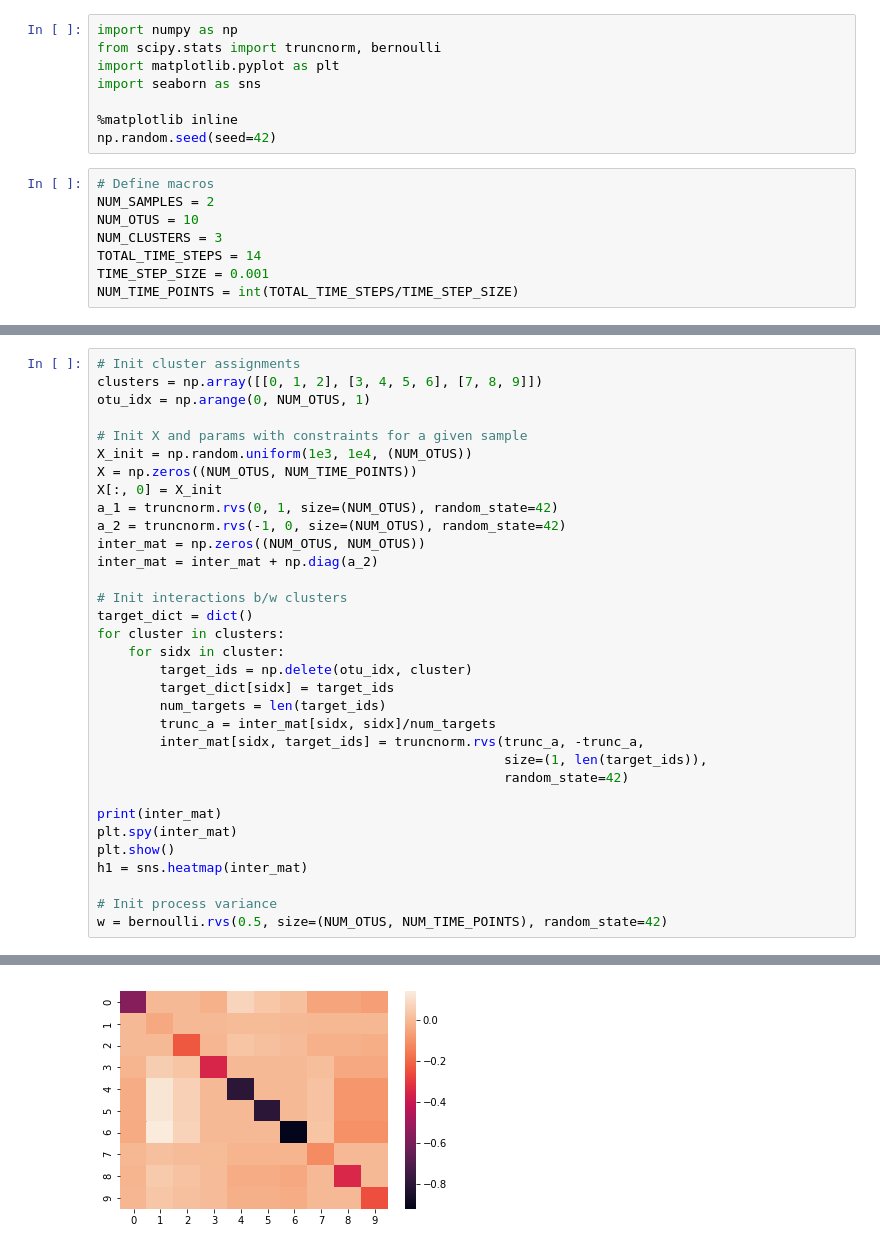
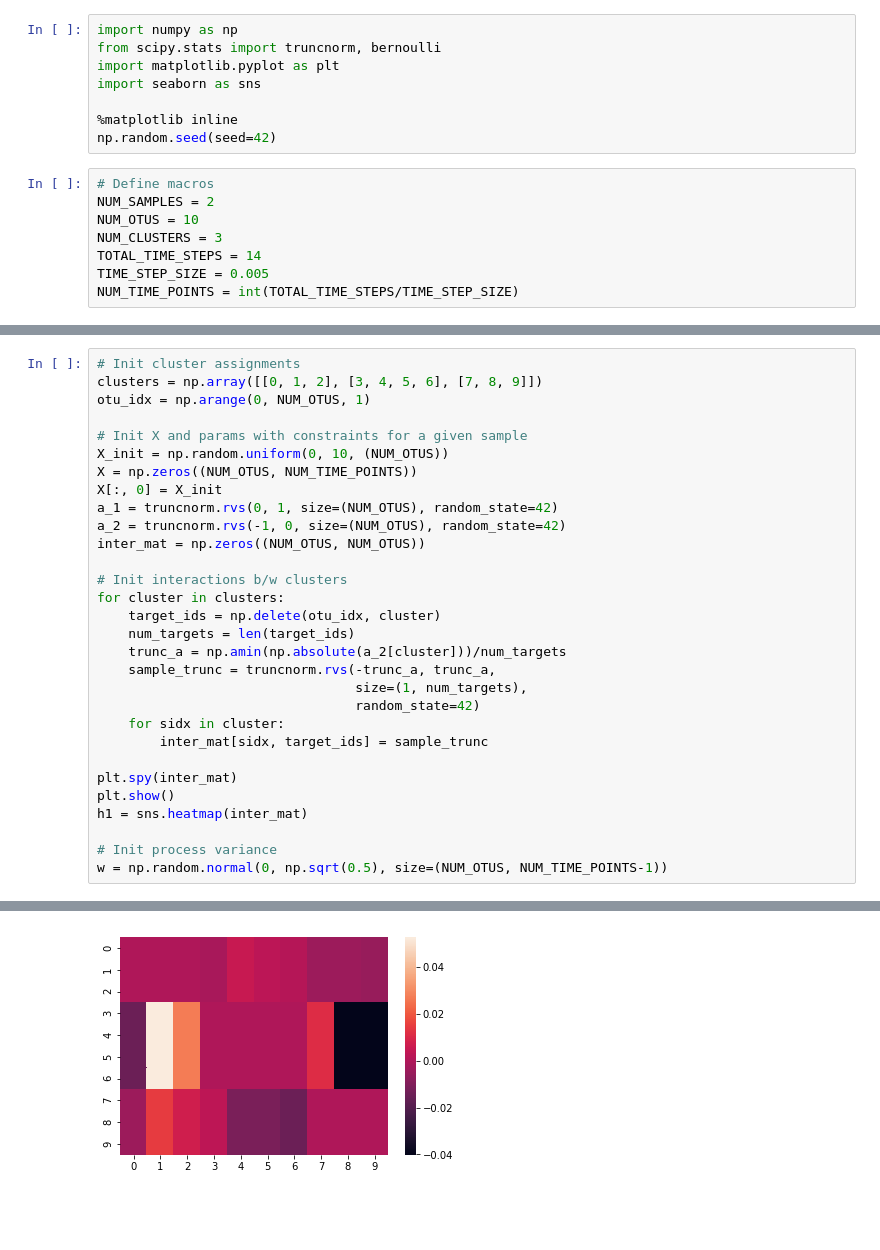
Before and after one commit to vsuhasm/mm_example, a Jupyter notebook: gen_syn_data.ipynb, the cells around one changed output, grey strips where cells are left out. Saved outputs shown, nothing was run; the diff lists cells and outputs as text; blank space fills up the shorter version.

```diff
--- a/gen_syn_data.ipynb
+++ b/gen_syn_data.ipynb
@@ -12,7 +12,7 @@ NUM_SAMPLES = 2
 NUM_OTUS = 10
 NUM_CLUSTERS = 3
 TOTAL_TIME_STEPS = 14
-TIME_STEP_SIZE = 0.001
+TIME_STEP_SIZE = 0.005
 NUM_TIME_POINTS = int(TOTAL_TIME_STEPS/TIME_STEP_SIZE)
 # %%
 # Compute X_k+1 using X_k for a given OTU i
@@ -33,31 +29,28 @@ clusters = np.array([[0, 1, 2], [3, 4, 5, 6], [7, 8, 9]])
 otu_idx = np.arange(0, NUM_OTUS, 1)
 
 # Init X and params with constraints for a given sample
-X_init = np.random.uniform(1e3, 1e4, (NUM_OTUS))
+X_init = np.random.uniform(0, 10, (NUM_OTUS))
 X = np.zeros((NUM_OTUS, NUM_TIME_POINTS))
 X[:, 0] = X_init
 a_1 = truncnorm.rvs(0, 1, size=(NUM_OTUS), random_state=42)
 a_2 = truncnorm.rvs(-1, 0, size=(NUM_OTUS), random_state=42)
 inter_mat = np.zeros((NUM_OTUS, NUM_OTUS))
-inter_mat = inter_mat + np.diag(a_2)
 
 # Init interactions b/w clusters
-target_dict = dict()
 for cluster in clusters:
+    target_ids = np.delete(otu_idx, cluster)
+    num_targets = len(target_ids)
+    trunc_a = np.amin(np.absolute(a_2[cluster]))/num_targets
+    sample_trunc = truncnorm.rvs(-trunc_a, trunc_a,
+                                 size=(1, num_targets),
+                                 random_state=42)
     for sidx in cluster:
-        target_ids = np.delete(otu_idx, cluster)
-        target_dict[sidx] = target_ids
-        num_targets = len(target_ids)
-        trunc_a = inter_mat[sidx, sidx]/num_targets
-        inter_mat[sidx, target_ids] = truncnorm.rvs(trunc_a, -trunc_a,
-                                                    size=(1, len(target_ids)),
-                                                    random_state=42)
+        inter_mat[sidx, target_ids] = sample_trunc
 
-print(inter_mat)
 plt.spy(inter_mat)
 plt.show()
 h1 = sns.heatmap(inter_mat)
 
 # Init process variance
-w = bernoulli.rvs(0.5, size=(NUM_OTUS, NUM_TIME_POINTS), random_state=42)
+w = np.random.normal(0, np.sqrt(0.5), size=(NUM_OTUS, NUM_TIME_POINTS-1))
 # %% [output]
@@ -85,3 +58,3 @@ w = bernoulli.rvs(0.5, size=(NUM_OTUS, NUM_TIME_POINTS), random_state=42)
-[figure, old version]
+[figure, new version]
 # %%
 for t in range(1, NUM_TIME_POINTS):
```
Also changed, not shown: parts of 7 cells of this notebook.
